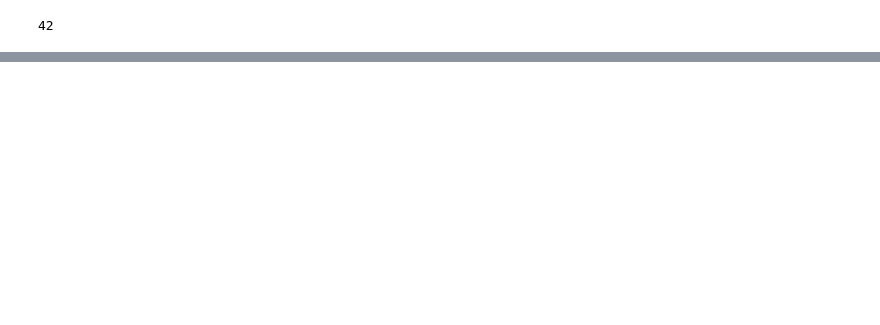
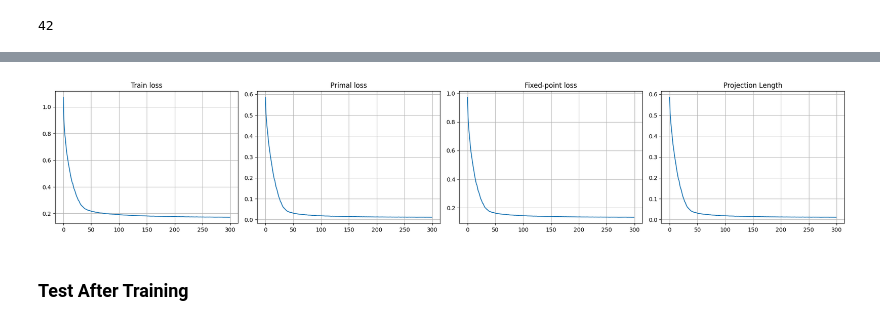
Before and after one commit to cisimon7/SwarmGen, a Jupyter notebook: train_sf.ipynb, the cells around one changed output, grey strips where cells are left out. Cells and saved outputs as stored; diff of their text form; code cells hidden in the pictures; blank space fills up the shorter version.

```diff
--- a/train_sf.ipynb
+++ b/train_sf.ipynb
@@ -127,11 +133,6 @@ multiviz_trajs(
 # %%
 epochs = 300
-step = 0
-beta = 1.0 # 3.5
-
-optimizer = optim.AdamW(model_sf.parameters(), lr = 2e-4, weight_decay=6e-1)
-# optimizer = optim.RMSprop(model.parameters(), lr = 2e-4, weight_decay=6e-5)
-# scheduler = optim.lr_scheduler.ReduceLROnPlateau(optimizer, factor=0.1, patience=3)
+optimizer = th.optim.AdamW(model_sf.parameters(), lr = 2e-4, weight_decay=6e-1)
 
 avg_train_loss, avg_primal_loss, avg_fixed_point_loss, avg_fixed_proj_loss = [], [], [], []
 for epoch in range(epochs):
@@ -184,6 +185,4 @@ for epoch in range(epochs):
 	if epoch % 4 == 0:
 		print(f"Epoch: {epoch + 1}, Train Loss: {np.average(losses_train):.3f}, primal_loss: {np.average(primal_losses):.3f}, fixed_point_loss: {np.average(fixed_point_losses):.3f} ")
 
-	step += 0.15 #0.15
-	# scheduler.step(np.average(losses_train))
 	avg_train_loss.append(np.average(losses_train)), avg_primal_loss.append(np.average(primal_losses)), avg_fixed_point_loss.append(np.average(fixed_point_losses)), avg_fixed_proj_loss.append(np.average(primal_losses))
@@ -189,0 +209,28 @@ for epoch in range(epochs):
+# %%
+fig = plt.figure(figsize=(20, 4))
+ax = plt.subplot(141)
+ax.plot(avg_train_loss)
+ax.set_title("Train loss")
+ax.grid(which="both")
+
+ax = plt.subplot(142)
+ax .plot(avg_primal_loss)
+ax.set_title("Primal loss")
+ax.grid(which="both")
+
+ax = plt.subplot(143)
+ax.plot(avg_fixed_point_loss)
+ax.set_title("Fixed-point loss")
+ax.grid(which="both")
+
+ax = plt.subplot(144)
+ax.plot(avg_fixed_proj_loss)
+ax.set_title("Projection Length")
+ax.grid(which="both")
+
+plt.tight_layout()
+plt.show()
+# %% [output]
+[figure, added]
+# %% [markdown]
+### <b>Test After Training</b>
```
Also changed, not shown: parts of 9 cells of this notebook, 5 other files.
